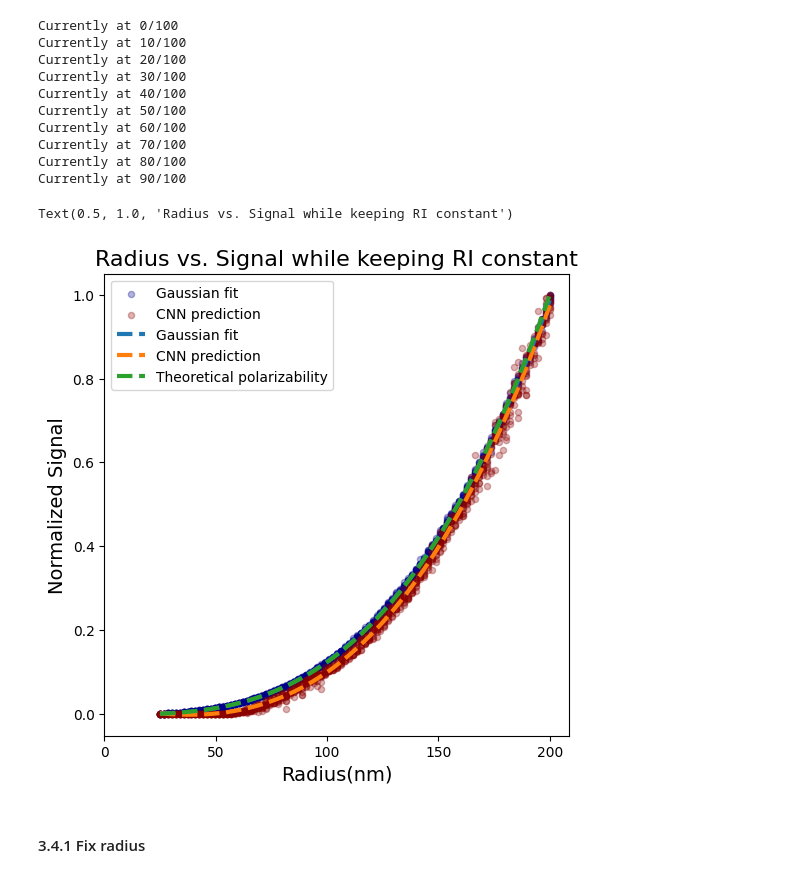
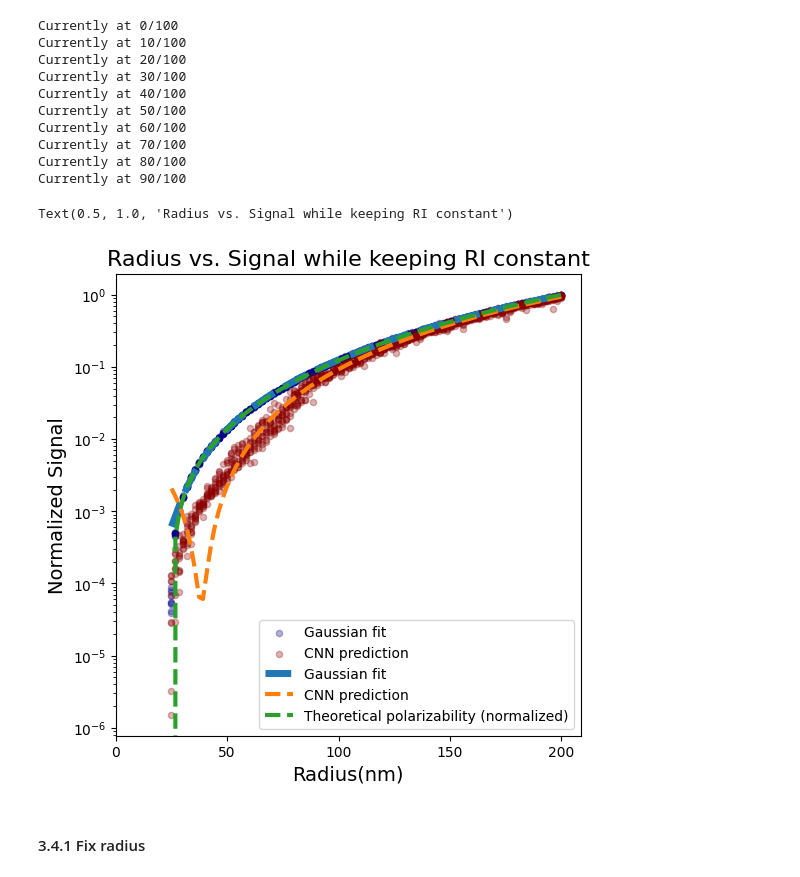
Before and after one commit to softmatterlab/OpticalCharacterizationNanoparticles, a Jupyter notebook: example_analysis/Brightfield_analysis.ipynb, the cells around one changed output. Saved outputs shown, nothing was run; the diff lists cells and outputs as text; code cells hidden in the pictures.

```diff
--- a/example_analysis/Brightfield_analysis.ipynb
+++ b/example_analysis/Brightfield_analysis.ipynb
@@ -676,7 +675,7 @@ def get_label():
         return np.expand_dims(np.array(np.sum(image[...,1])), -1)
     return inner
 # %%
-def get_polarizability(image):
+def get_polarizability_im(image):
     r = image[0].get_property("radius")
     n = image[0].get_property("refractive_index") - 1.33
     return np.array(4/3 * np.pi * r**3 * n)
@@ -689,13 +688,13 @@ xxx
 # %%
 conv = dl.ConvolutionalNeuralNetwork(
     in_channels = 2,
-    hidden_channels=[16, 32],
+    hidden_channels=[32, 64, 128],
     out_channels = 64,
     pool = dl.torch.nn.MaxPool2d(kernel_size=2),
     out_activation=dl.torch.nn.ReLU
     )
 
-mlp = dl.MultiLayerPerceptron(None, [32, 32], 1)
+mlp = dl.MultiLayerPerceptron(None, [64, 32], 1)
 
 net = dl.Sequential(
     conv,
@@ -908,39 +916,39 @@ theoretical_pol = (theoretical_pol - theoretical_pol.min()) / (theoretical_pol.m
 # %%
 #X-axis for radius and signal on y-axis
 plt.figure(figsize=(6, 6))
 plt.scatter(rii, signal_sum_gauss_fix_ri, color="darkblue", alpha=0.3, s=20, label="Gaussian fit")
 plt.scatter(rii, signal_sum_cnn_fix_ri, color="darkred", alpha=0.3, s=20, label="CNN prediction")
 #plt.scatter(rii, theoretical_pol, color="darkgreen", alpha=0.3, s=20, label="Theoretical polarizability")
 
 x_axis = np.linspace(25, 200, 100)
 #Polynomial line for gauss
-coefficients = np.polyfit(rii, signal_sum_gauss_fix_ri, 3)
+coefficients = np.polyfit(rii, signal_sum_gauss_fix_ri, 5)
 polynomial = np.poly1d(coefficients)
 y_axis = polynomial(x_axis)
-plt.plot(x_axis, y_axis, linestyle="--", linewidth=3, label="Gaussian fit")
+plt.semilogy(x_axis, y_axis, linestyle="--", linewidth=5, label="Gaussian fit")
 
 #Polynomial line for CNN
-coefficients = np.polyfit(rii, signal_sum_cnn_fix_ri, 3)
+coefficients = np.polyfit(rii, signal_sum_cnn_fix_ri, 5)
 polynomial = np.poly1d(coefficients)
 y_axis = polynomial(x_axis)
-plt.plot(x_axis, y_axis, linestyle="--", linewidth=3, label="CNN prediction")
+plt.semilogy(x_axis, y_axis, linestyle="--", linewidth=3, label="CNN prediction")
 
 #Polynomial line for theoretical
-coefficients = np.polyfit(rii, theoretical_pol, 3)
+coefficients = np.polyfit(rii, theoretical_pol, 5)
 polynomial = np.poly1d(coefficients)
 y_axis = polynomial(x_axis)
-plt.plot(x_axis, y_axis, linestyle="--", linewidth=3, label="Theoretical polarizability (normalized)")
+plt.semilogy(x_axis, y_axis, linestyle="--", linewidth=3, label="Theoretical polarizability (normalized)")
 
 #set xticks
 plt.xticks([0, 50, 100, 150, 200], labels=[f"{x:.0f}" for x in [0, 50, 100, 150, 200]])
 
 plt.xlabel("Radius(nm)", fontsize=14)
 plt.ylabel("Normalized Signal", fontsize=14)
 plt.legend()
 plt.title("Radius vs. Signal while keeping RI constant", fontsize=16)
 # %% [output]
 Text(0.5, 1.0, 'Radius vs. Signal while keeping RI constant')
-[figure, old version]
+[figure, new version]
 # %% [markdown]
 #### 3.4.1 Fix radius
 # %%
```
Also changed, not shown: parts of 21 cells of this notebook.
